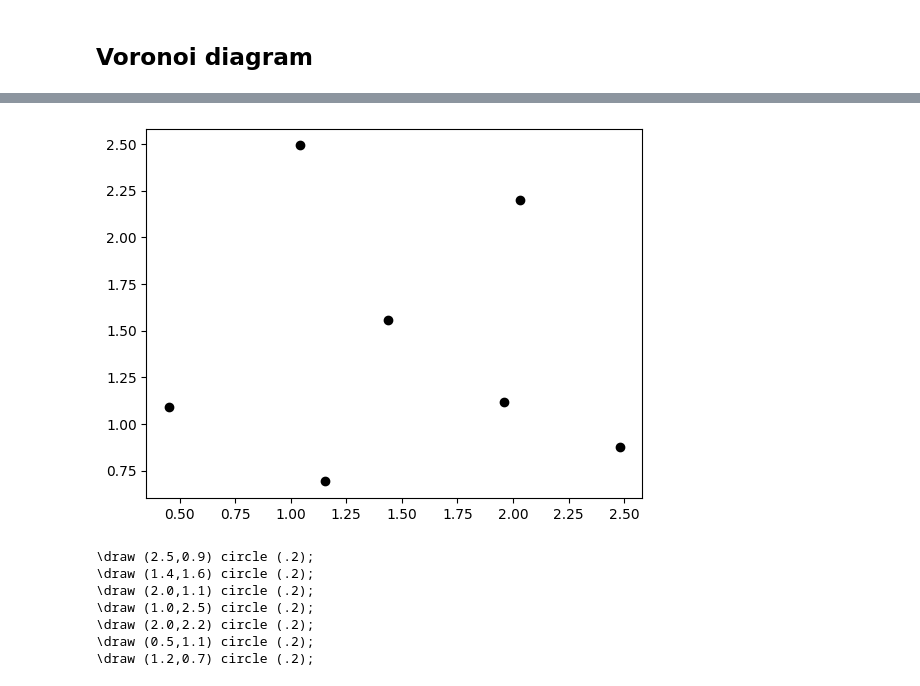
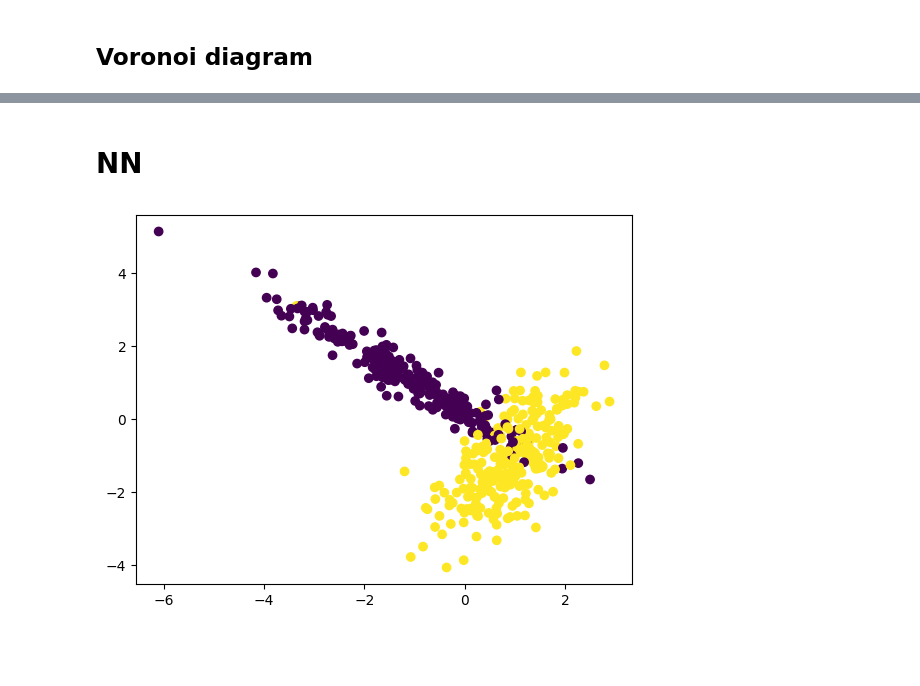
Before and after one commit to maurotella/appuntiSML, a Jupyter notebook: test.ipynb, the cells around one changed output, grey strips where cells are left out. Cells and saved outputs as stored; diff of their text form; code cells hidden in the pictures; blank space fills up the shorter version.

```diff
--- a/test.ipynb
+++ b/test.ipynb
@@ -118,24 +121,5 @@ for p in random_points:
 \node at (0.47, 0.13) {\textbullet};
 \node at (1.0, 0.2) {\textbullet};
 [figure]
-# %%
-random_points = [
-    (random.random()*3,random.random()*3) for i in range(7)
-]
-
-for p in random_points:
-    plt.plot(p[0],p[1],'ok')
-# %% [output]
-[figure, removed]
-# %%
-x = np.array(random_points).round(1)
-for i in x:
-    print(f'\draw ({i[0]},{i[1]}) circle (.2);')
-# %% [output]
-\draw (2.5,0.9) circle (.2);
-\draw (1.4,1.6) circle (.2);
-\draw (2.0,1.1) circle (.2);
-\draw (1.0,2.5) circle (.2);
-\draw (2.0,2.2) circle (.2);
-\draw (0.5,1.1) circle (.2);
-\draw (1.2,0.7) circle (.2);
+# %% [markdown]
+# NN
@@ -141,0 +162,20 @@ for i in x:
+# %%
+X, y = make_classification(
+    n_samples = 2000,
+    n_features=2,
+    n_redundant=0,
+    n_informative=2,
+    n_repeated=0,
+    n_classes=2,
+    n_clusters_per_class=1,
+    shuffle=True
+)
+# %%
+SX, SY = X[:-500], y[:-500]
+TX, TY = X[-500:], y[-500:]
+
+# Plot the generated datasets
+plt.scatter(TX[:, 0], TX[:, 1], c=TY)
+plt.show()
+# %% [output]
+[figure, added]
```
Also changed, not shown: parts of 6 cells of this notebook, 6 other files.
